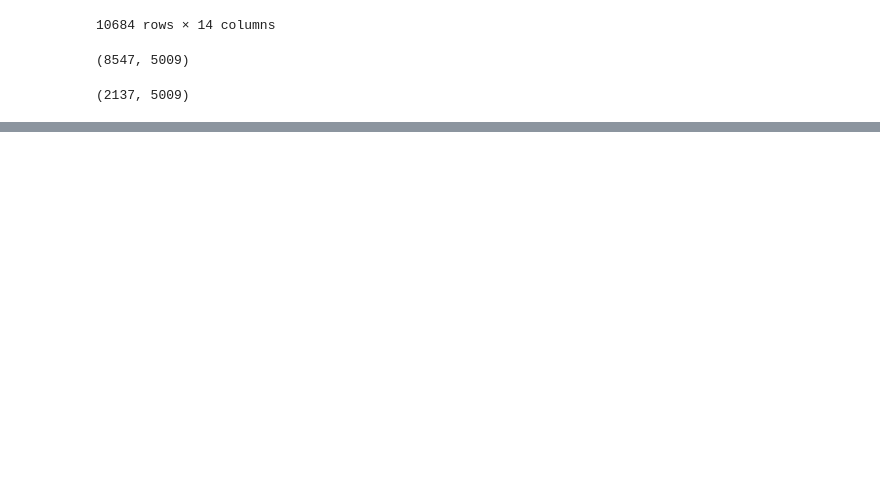
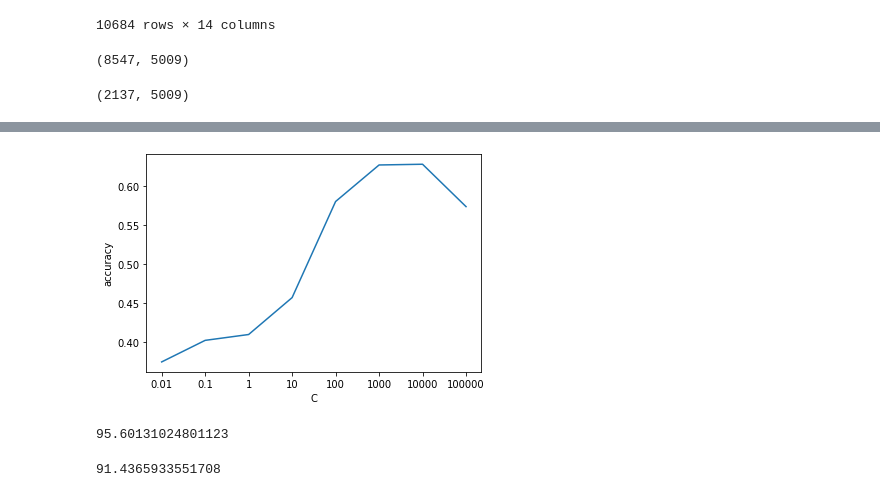
Before and after one commit to ishaan-arya/automated-essay-grading, a Jupyter notebook: Automated_Essay_Grading.ipynb, the cells around one changed output, grey strips where cells are left out. Drawn from its saved outputs; the diff is of its cells as text; code cells hidden in the pictures; blank space fills up the shorter version.

```diff
--- a/Automated_Essay_Grading.ipynb
+++ b/Automated_Essay_Grading.ipynb
@@ -696,0 +495,52 @@ accuracy
+# %%
+#finding optimal C for the support vector classifier model
+from sklearn.svm import SVC
+c = [0.01, 0.1, 1, 10,100, 1000, 10000, 100000]
+c_val = ['0.01', '0.1', '1', '10','100','1000','10000','100000']
+acc = []
+i = 0
+while i<8:
+  svc = SVC(C=c[i])
+  svc.fit(X_train, y_train)
+  y_pred = svc.predict(X_test)
+  accuracy_score_svc = metrics.accuracy_score(y_pred, y_test)
+  acc.append(accuracy_score_svc)
+  i = i+1
+plt.plot(c_val,acc)
+plt.xlabel('C')
+plt.ylabel('accuracy')
+plt.show()
+# %% [output]
+[figure, added]
+# %%
+#training the support vector regressor model
+count = 0
+total = 0
+svr = SVR(C=1000)
+svr.fit(X_train, y_train)
+y_pred=svr.predict(X_test).round()
+for i in y_test:
+  if (y_test[i]==y_pred[i]) or (y_test[i]==y_pred[i]+1) or (y_test[i]==y_pred[i]-1):
+    count = count + 1
+  total = total + 1
+accuracy = count/total*100
+accuracy
+# %% [output]
+95.60131024801123
+# %%
+#training the support vector classifier model
+from sklearn import svm
+count = 0
+total = 0
+clf = svm.SVC(C=1000)
+clf.fit(X_train, y_train)
+y_pred = clf.predict(X_test)
+accuracy_score_clf = metrics.accuracy_score(y_pred, y_test)
+for i in y_test:
+  if (y_test[i]==y_pred[i]) or (y_test[i]==y_pred[i]+1) or (y_test[i]==y_pred[i]-1):
+    count = count + 1
+  total = total + 1
+accuracy = count/total*100
+accuracy
+# %% [output]
+91.4365933551708
```
Also changed, not shown: parts of 48 cells of this notebook.
